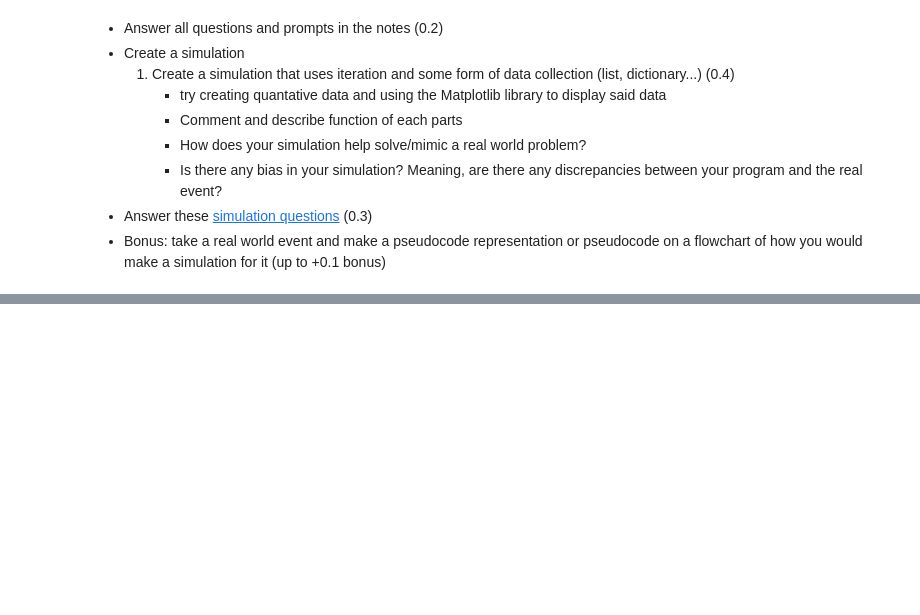
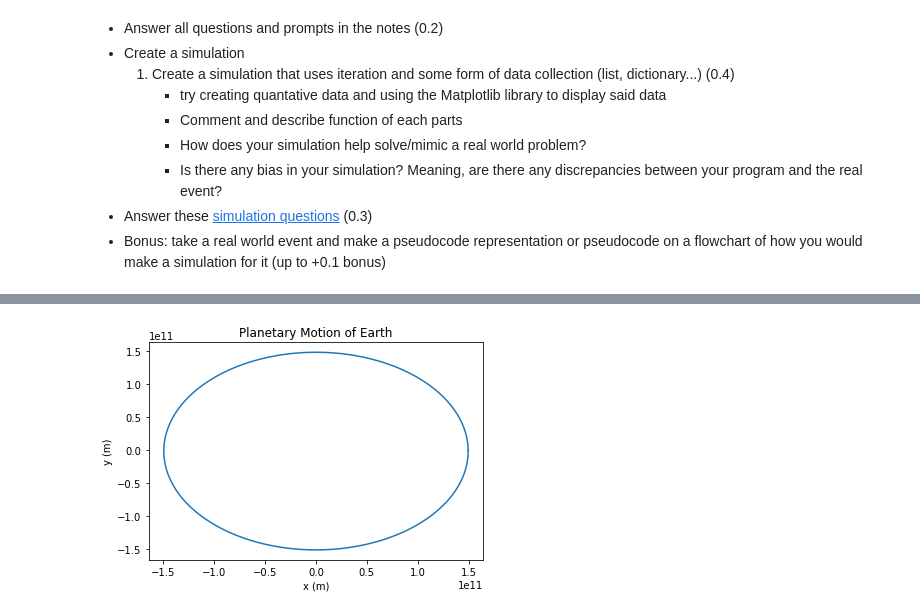
Before and after one commit to Ishi-Singh/Fastpages, a Jupyter notebook: _notebooks/2023-04-25-P3M-Simulations.ipynb, the cells around one changed output, grey strips where cells are left out. Saved outputs shown, nothing was run; the diff lists cells and outputs as text; code cells hidden in the pictures; blank space fills up the shorter version.

```diff
--- a/_notebooks/2023-04-25-P3M-Simulations.ipynb
+++ b/_notebooks/2023-04-25-P3M-Simulations.ipynb
@@ -305,0 +311,33 @@ This simulation only shows how many birds died due to a natural disaster even th
+# %%
+import numpy as np
+import matplotlib.pyplot as plt
+
+G = 6.67e-11 ## gravitational constant
+M1 = 1.989e30 ## sun mass
+m2 = 5.97e24 ## earth mass
+p0 = np.array([1.496e11, 0])  # initial position
+v0 = np.array([0, 2.978e4])  # initial velocity
+dt = 86400 ## used to get position once a day
+t = 0
+p = p0
+v = v0
+
+x_vals = [p[0]]
+y_vals = [p[1]]
+while t < 31536000: ##time (one year in the unit of seconds)
+    r = np.linalg.norm(p) ## resultant
+    F = -G*M1*m2*p/r**3 ## gravitational force equation
+    v = v + F/m2*dt ## velocity equation
+    p = p + v*dt ## position equation
+    x_vals.append(p[0])
+    y_vals.append(p[1])
+    t = t + dt ## goes onto the next time interval
+
+## plotting the values
+plt.plot(x_vals, y_vals)
+plt.xlabel('x (m)')
+plt.ylabel('y (m)')
+plt.title('Planetary Motion of Earth')
+plt.show()
+# %% [output]
+[figure, added]
```
Also changed, not shown: parts of 6 cells of this notebook, 3 other files.
